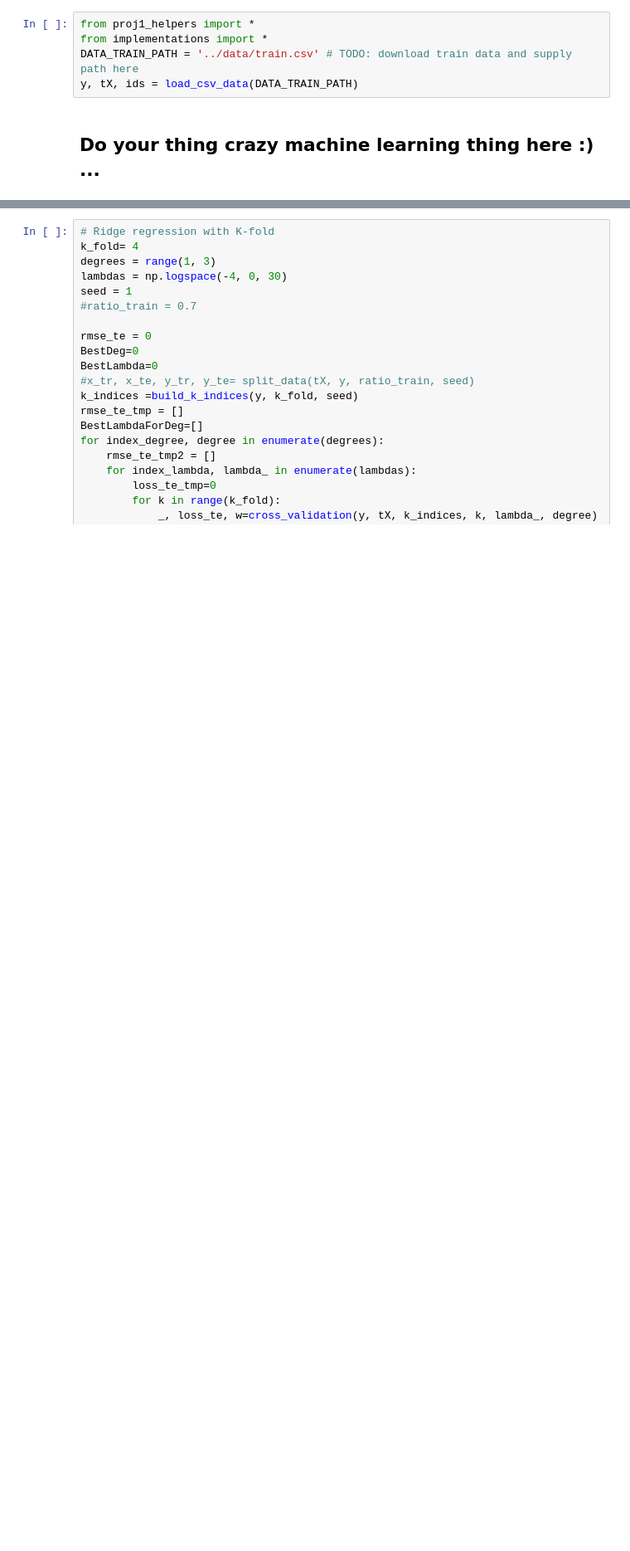
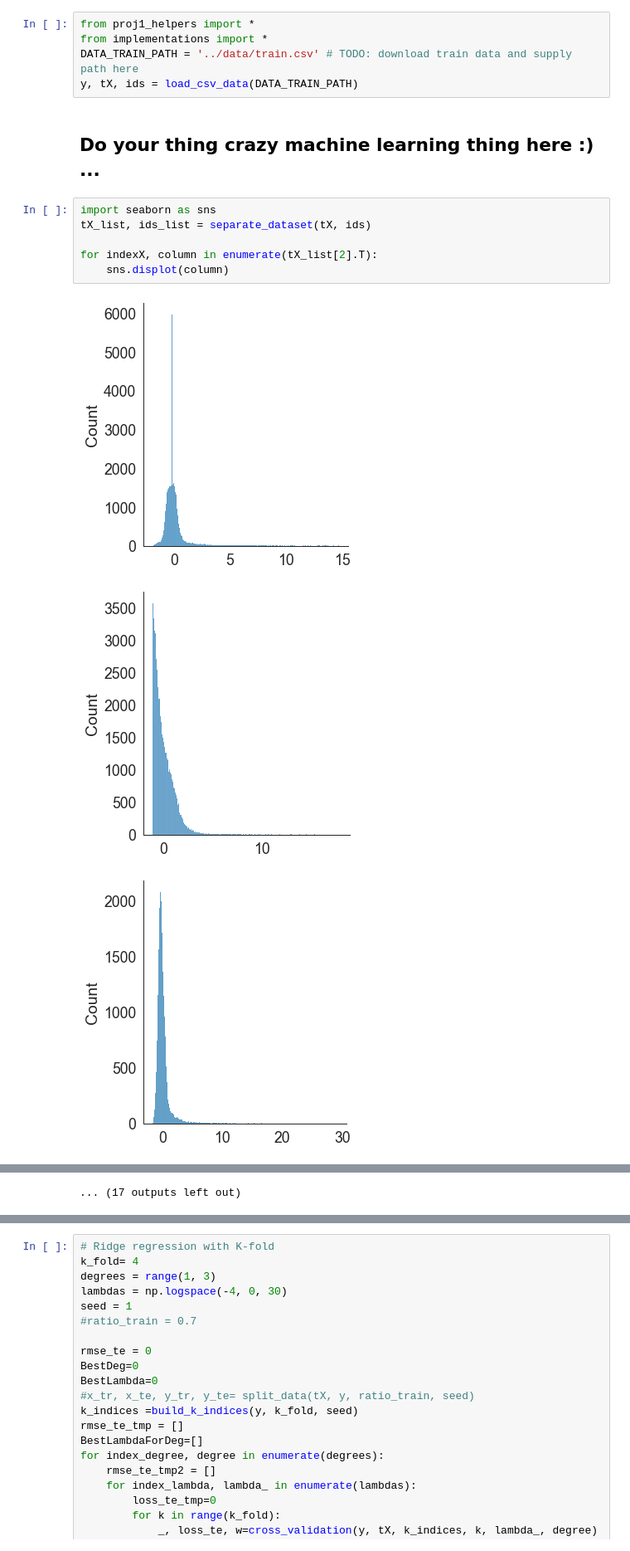
Before and after one commit to CS-433/ml-project-1-pml, a Jupyter notebook: scripts/project1_rdb.ipynb, the cells around one changed output, grey strips where cells are left out. Shown at 83% size. Saved outputs shown, nothing was run; the diff lists cells and outputs as text; blank space fills up the shorter version.

```diff
--- a/scripts/project1_rdb.ipynb
+++ b/scripts/project1_rdb.ipynb
@@ -14,3 +14,13 @@ DATA_TRAIN_PATH = '../data/train.csv' # TODO: download train data and supply pat
 y, tX, ids = load_csv_data(DATA_TRAIN_PATH)
 # %% [markdown]
 ## Do your thing crazy machine learning thing here :) ...
+# %%
+import seaborn as sns
+tX_list, ids_list = separate_dataset(tX, ids)
+
+for indexX, column in enumerate(tX_list[2].T):
+    sns.displot(column)
+# %% [output]
+[figure, added]
+[figure, added]
+[figure, added]
@@ -17,3 +36,4 @@ y, tX, ids = load_csv_data(DATA_TRAIN_PATH)
+... (17 outputs left out)
 # %%
 #Check data
 tX_list, ids_list = separate_dataset(tX, ids)
```
Also changed, not shown: parts of 2 cells of this notebook, 2 other files.
